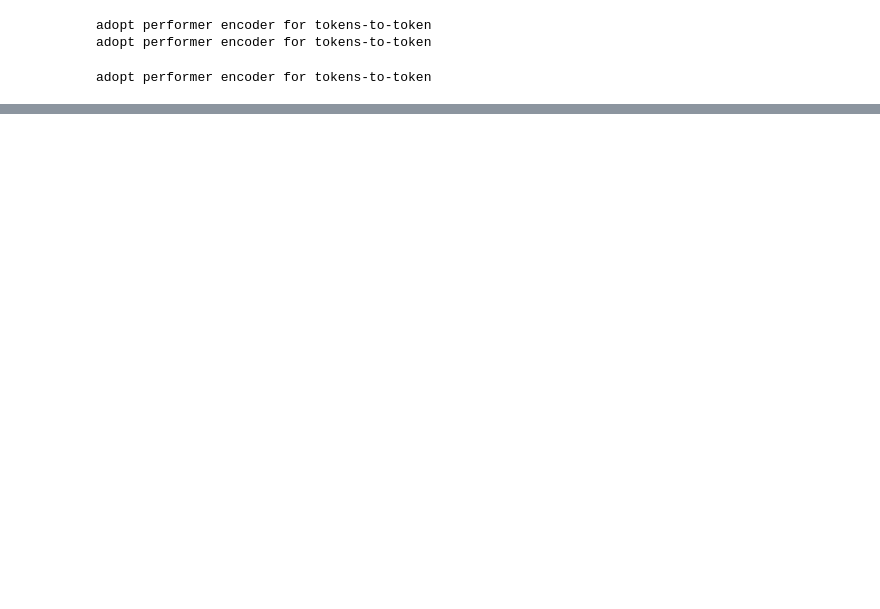
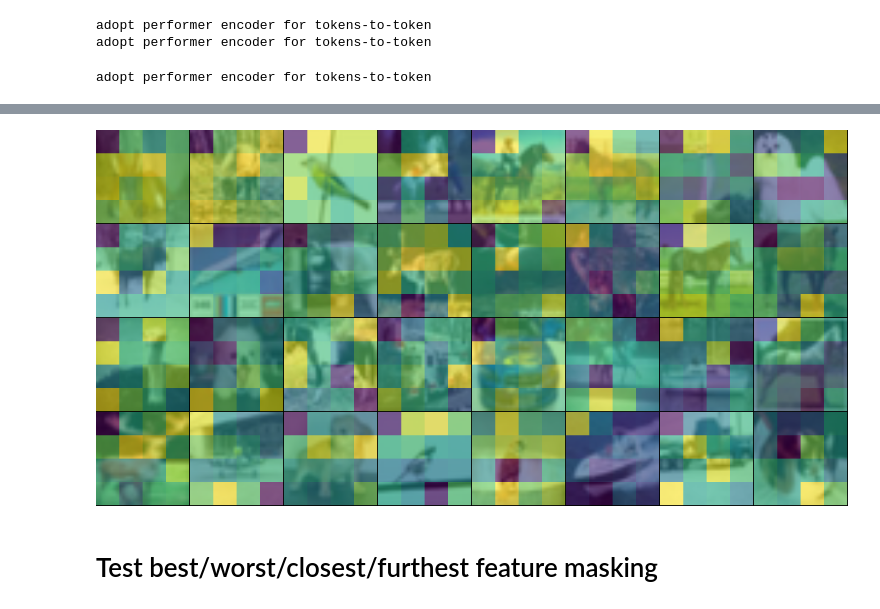
Before and after one commit to jacek-tomasz-rutkowski/magisterka, a Jupyter notebook: T2T_ViT/visualize_explainer.ipynb, the cells around one changed output, grey strips where cells are left out. Drawn from its saved outputs; the diff is of its cells as text; code cells hidden in the pictures; blank space fills up the shorter version.

```diff
--- a/T2T_ViT/visualize_explainer.ipynb
+++ b/T2T_ViT/visualize_explainer.ipynb
@@ -65,3 +139,9 @@ torch.Size([32, 196, 10])
+# %%
+PIL.Image.blend(image_grid, heatmap_grid, alpha=0.6)
+# %% [output]
+[figure, added]
+# %% [markdown]
+# Test best/worst/closest/furthest feature masking
 # %%
 from typing import Literal
 
```
Also changed, not shown: parts of 11 cells of this notebook, 3 other files.
